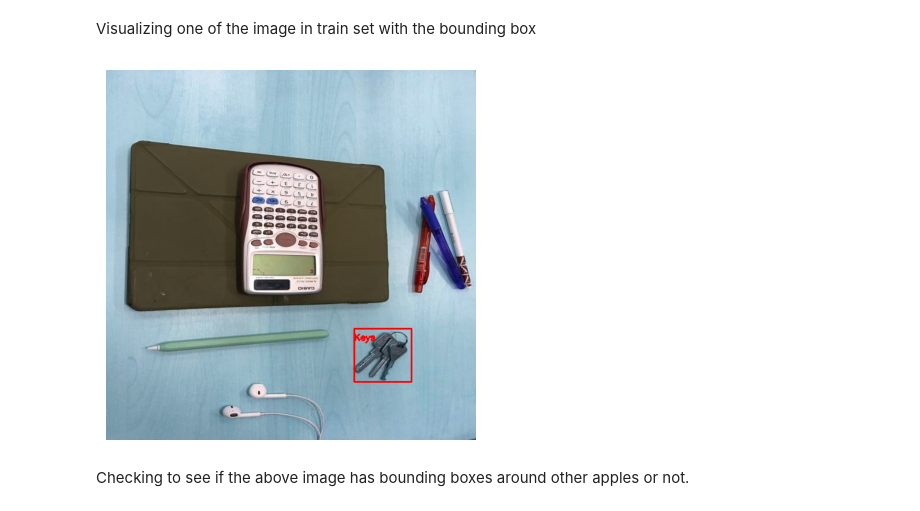
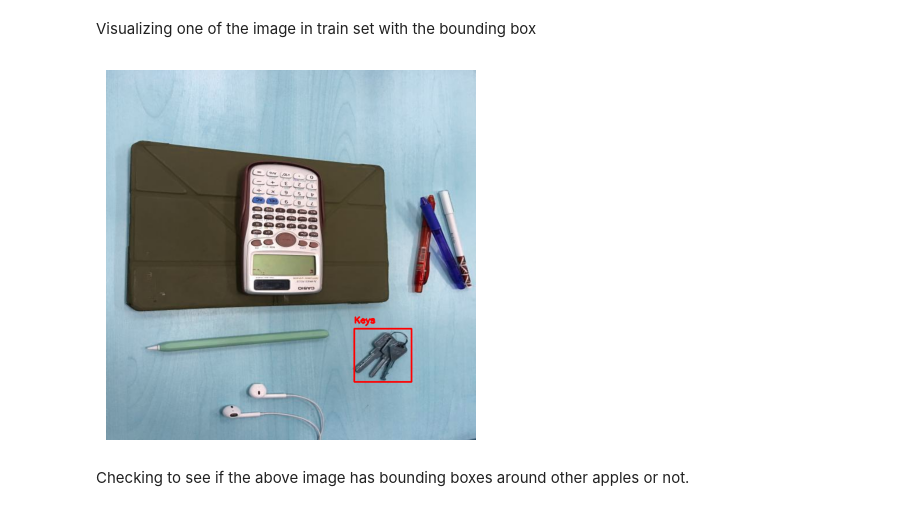
Before and after one commit to BoninCantCode/Computer-Vision-Project, a Jupyter notebook: ComputerVisionProject.ipynb, the cells around one changed output. Saved outputs shown, nothing was run; the diff lists cells and outputs as text; code cells hidden in the pictures.

```diff
--- a/ComputerVisionProject.ipynb
+++ b/ComputerVisionProject.ipynb
@@ -256,19 +256,19 @@ Visualizing one of the image in train set with the bounding box
 # %%
 index= 10 #picture to visualize
 
 #import cv2
 image = cv2.imread(os.path.join(image_dir,"train", train_df["name"][index]+".jpg"), 1)
 # Draw rectangle
 cv2.rectangle(image, (train_df['xmin'][index], train_df['ymin'][index]), (train_df['xmax'][index], train_df['ymax'][index]), (255, 0, 0), 2)
 # Put label (class_id) near the bbox
 label = train_df["label"][index]
-cv2.putText(image, str(label), (train_df['xmin'][index], train_df['ymin'][index]+20), cv2.FONT_HERSHEY_SIMPLEX, 0.5, (255,0,0), 2)
+cv2.putText(image, str(label), (train_df['xmin'][index], train_df['ymin'][index]-10), cv2.FONT_HERSHEY_SIMPLEX, 0.5, (255,0,0), 2)
 # Display image
 plt.imshow(image)
 plt.axis('off')
 plt.show()
 # %% [output]
-[figure, old version]
+[figure, new version]
 # %% [markdown]
 Checking to see if the above image has bounding boxes around other apples or not.
 # %%
```
Also changed, not shown: parts of 15 cells of this notebook.
